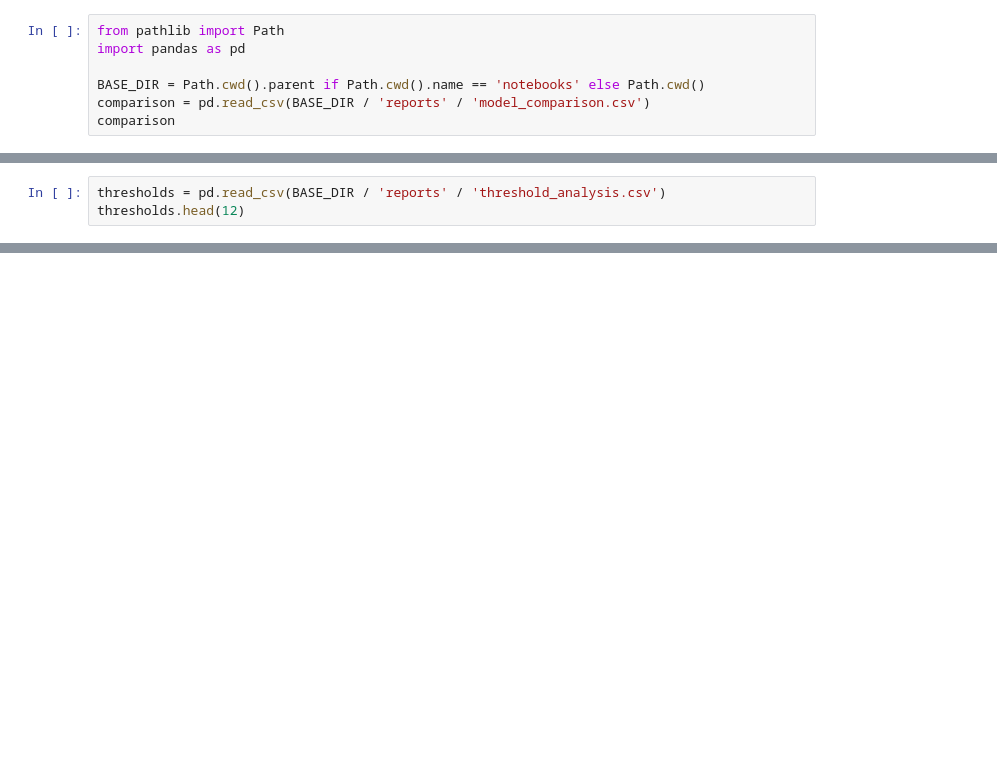
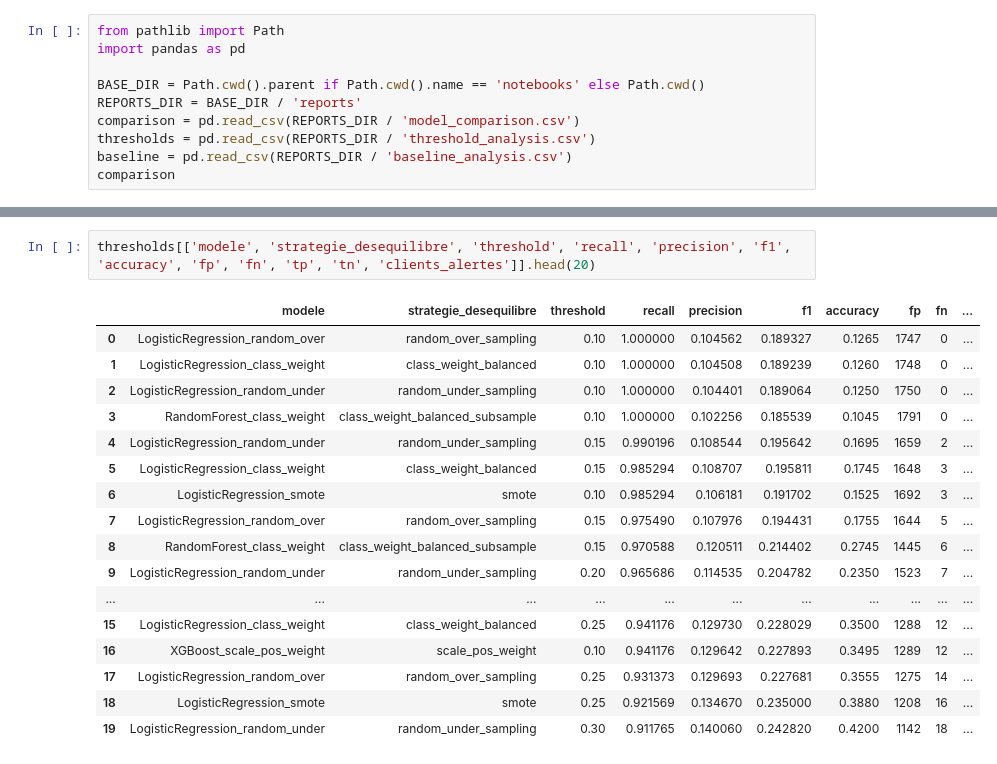
Before and after one commit to Simone-Me/churn_predict, a Jupyter notebook: projet_churn_structure/notebooks/03_modelisation_evaluation.ipynb, the cells around one changed output, grey strips where cells are left out. Saved outputs shown, nothing was run; the diff lists cells and outputs as text; blank space fills up the shorter version.

```diff
--- a/projet_churn_structure/notebooks/03_modelisation_evaluation.ipynb
+++ b/projet_churn_structure/notebooks/03_modelisation_evaluation.ipynb
@@ -7,5 +7,8 @@ from pathlib import Path
 import pandas as pd
 
 BASE_DIR = Path.cwd().parent if Path.cwd().name == 'notebooks' else Path.cwd()
-comparison = pd.read_csv(BASE_DIR / 'reports' / 'model_comparison.csv')
+REPORTS_DIR = BASE_DIR / 'reports'
+comparison = pd.read_csv(REPORTS_DIR / 'model_comparison.csv')
+thresholds = pd.read_csv(REPORTS_DIR / 'threshold_analysis.csv')
+baseline = pd.read_csv(REPORTS_DIR / 'baseline_analysis.csv')
 comparison
@@ -22,3 +58,0 @@ Le seuil final reste fixe a 0.35. Ce tableau sert uniquement a comprendre commen
-# %%
-thresholds = pd.read_csv(BASE_DIR / 'reports' / 'threshold_analysis.csv')
-thresholds.head(12)
@@ -28,0 +63,20 @@ La Logistic Regression est retenue car elle obtient le meilleur recall au seuil
+# %%
+thresholds[['modele', 'strategie_desequilibre', 'threshold', 'recall', 'precision', 'f1', 'accuracy', 'fp', 'fn', 'tp', 'tn', 'clients_alertes']].head(20)
+# %% [output]
+|  | modele | strategie_desequilibre | threshold | recall | precision | f1 | accuracy | fp | fn | ... |
+| 0 | LogisticRegression_random_over | random_over_sampling | 0.10 | 1.000000 | 0.104562 | 0.189327 | 0.1265 | 1747 | 0 | ... |
+| 1 | LogisticRegression_class_weight | class_weight_balanced | 0.10 | 1.000000 | 0.104508 | 0.189239 | 0.1260 | 1748 | 0 | ... |
+| 2 | LogisticRegression_random_under | random_under_sampling | 0.10 | 1.000000 | 0.104401 | 0.189064 | 0.1250 | 1750 | 0 | ... |
+| 3 | RandomForest_class_weight | class_weight_balanced_subsample | 0.10 | 1.000000 | 0.102256 | 0.185539 | 0.1045 | 1791 | 0 | ... |
+| 4 | LogisticRegression_random_under | random_under_sampling | 0.15 | 0.990196 | 0.108544 | 0.195642 | 0.1695 | 1659 | 2 | ... |
+| 5 | LogisticRegression_class_weight | class_weight_balanced | 0.15 | 0.985294 | 0.108707 | 0.195811 | 0.1745 | 1648 | 3 | ... |
+| 6 | LogisticRegression_smote | smote | 0.10 | 0.985294 | 0.106181 | 0.191702 | 0.1525 | 1692 | 3 | ... |
+| 7 | LogisticRegression_random_over | random_over_sampling | 0.15 | 0.975490 | 0.107976 | 0.194431 | 0.1755 | 1644 | 5 | ... |
+| 8 | RandomForest_class_weight | class_weight_balanced_subsample | 0.15 | 0.970588 | 0.120511 | 0.214402 | 0.2745 | 1445 | 6 | ... |
+| 9 | LogisticRegression_random_under | random_under_sampling | 0.20 | 0.965686 | 0.114535 | 0.204782 | 0.2350 | 1523 | 7 | ... |
+| ... | ... | ... | ... | ... | ... | ... | ... | ... | ... | ... |
+| 15 | LogisticRegression_class_weight | class_weight_balanced | 0.25 | 0.941176 | 0.129730 | 0.228029 | 0.3500 | 1288 | 12 | ... |
+| 16 | XGBoost_scale_pos_weight | scale_pos_weight | 0.10 | 0.941176 | 0.129642 | 0.227893 | 0.3495 | 1289 | 12 | ... |
+| 17 | LogisticRegression_random_over | random_over_sampling | 0.25 | 0.931373 | 0.129693 | 0.227681 | 0.3555 | 1275 | 14 | ... |
+| 18 | LogisticRegression_smote | smote | 0.25 | 0.921569 | 0.134670 | 0.235000 | 0.3880 | 1208 | 16 | ... |
+| 19 | LogisticRegression_random_under | random_under_sampling | 0.30 | 0.911765 | 0.140060 | 0.242820 | 0.4200 | 1142 | 18 | ... |
```
Also changed, not shown: parts of 12 cells of this notebook, 32 other files.
